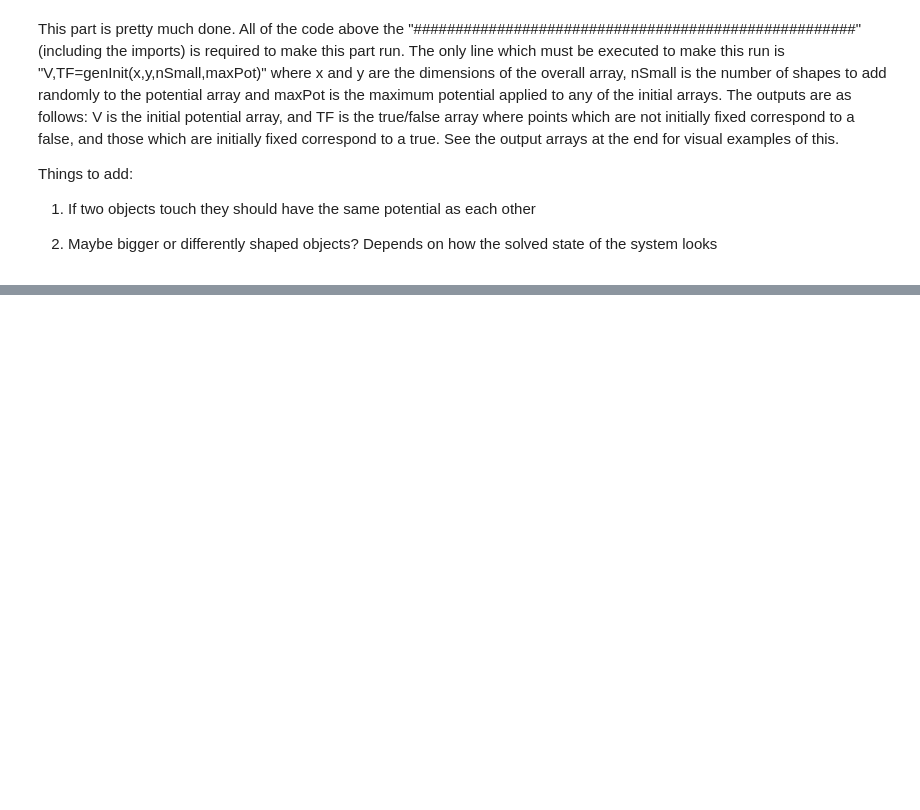
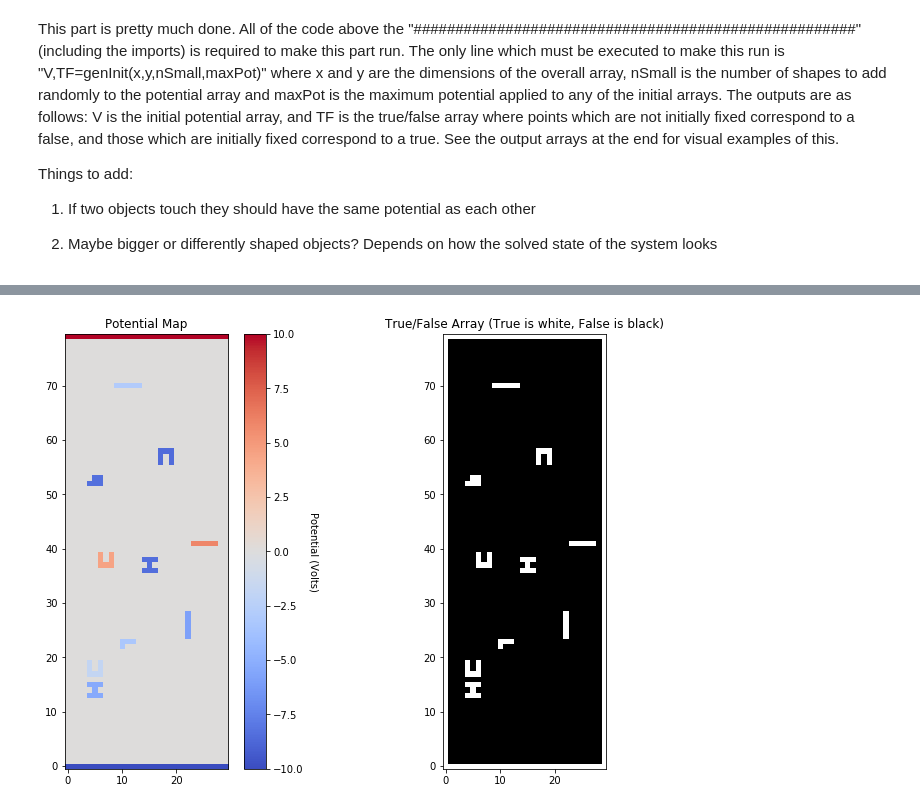
Before and after one commit to baf57/Phys1321Proj, a Jupyter notebook: Brayden's Work.ipynb, the cells around one changed output, grey strips where cells are left out. Drawn from its saved outputs; the diff is of its cells as text; code cells hidden in the pictures; blank space fills up the shorter version.

```diff
--- a/Brayden's Work.ipynb
+++ b/Brayden's Work.ipynb
@@ -152,0 +154,79 @@ plt.imshow(TF,cmap="gray",origin='lower');
+# %%
+def cArysPore(x,y,Vn,Vp):
+    V=np.zeros((x,y))
+    TF=np.ones((x,y),dtype=bool)
+    Fy=np.zeros((1,y),dtype=bool)
+    Fx=np.zeros((1,x),dtype=bool)
+    Vp=Vp*np.ones((1,y))
+    Vn=Vn*np.ones((1,y))
+    TF[0]=TF[x-1]=Fy
+    TF.T[0]=TF.T[y-1]=Fx
+    V[0]=Vn
+    V[-1]=Vp
+    return V,TF
+
+def smArys(ind,rot,pot):
+    if ind==0:
+        A=[[pot,pot,0],[pot,pot,pot]]
+        return rota(np.array(A),rot)
+    if ind==1:
+        A=[[pot,pot,pot,pot,pot]]
+        return rota(np.array(A),rot)
+    if ind==2:
+        A=[[pot,pot,pot],[0,0,pot],[pot,pot,pot]]
+        return rota(np.array(A),rot)
+    if ind==3:
+        A=[[pot,pot,pot,0,pot],[pot,0,pot,0,pot],[pot,0,pot,pot,pot]]
+        return rota(np.array(A),rot)
+    if ind==4:
+        A=[[pot,pot,pot],[0,pot,pot],[0,0,pot]]
+        return rota(np.array(A),rot)
+    if ind==5:
+        A=[[pot,0,pot],[pot,pot,pot],[pot,0,pot]]
+        return rota(np.array(A),rot)
+    if ind==6:
+        A=[[0,pot],[0,pot],[pot,pot]]
+        return rota(np.array(A),rot)
+    return False
+
+def rota(A,rot):
+    for n in range(0,rot):
+        A=np.rot90(A)
+    return A
+
+def insrt(xi,yi,A,V,TF):
+    lx,ly=np.shape(A)
+    if np.all(TF[xi:xi+lx,yi:yi+ly]==True):
+        V[xi:xi+lx,yi:yi+ly]=A
+        TF[xi:xi+lx,yi:yi+ly]=(A==0)
+        return False
+    else:
+        return True
+
+def genPore(x,y,nSmall,minPot,maxPot,Vn,Vp):
+    V,TF=cArysPore(x,y,Vn,Vp)
+    for n in range(nSmall):
+        check=True
+        while check:
+            ind=rand.randint(0,6)
+            rot=rand.randint(0,3)
+            pot=rand.uniform(minPot,maxPot)
+            A=smArys(ind,rot,pot)
+            xi=rand.randint(0,x-1)
+            yi=rand.randint(0,y-1)
+            check=insrt(xi,yi,A,V,TF)
+    TF=np.logical_not(TF)
+    return V,TF
+
+V,TF=genPore(80,30,10,-10,10,-10,10)
+plt.figure(figsize=(13,8))
+plt.subplot(121)
+plt.title("Potential Map")
+plt.imshow(V,cmap="coolwarm",origin='lower')
+cbar=plt.colorbar()
+cbar.set_label("Potential (Volts)", rotation=270,labelpad=15)
+plt.subplot(122)
+plt.title("True/False Array (True is white, False is black)")
+plt.imshow(TF,cmap="gray",origin='lower');
+# %% [output]
+[figure, added]
```
Also changed, not shown: parts of 1 cell of this notebook, 1 other file.
